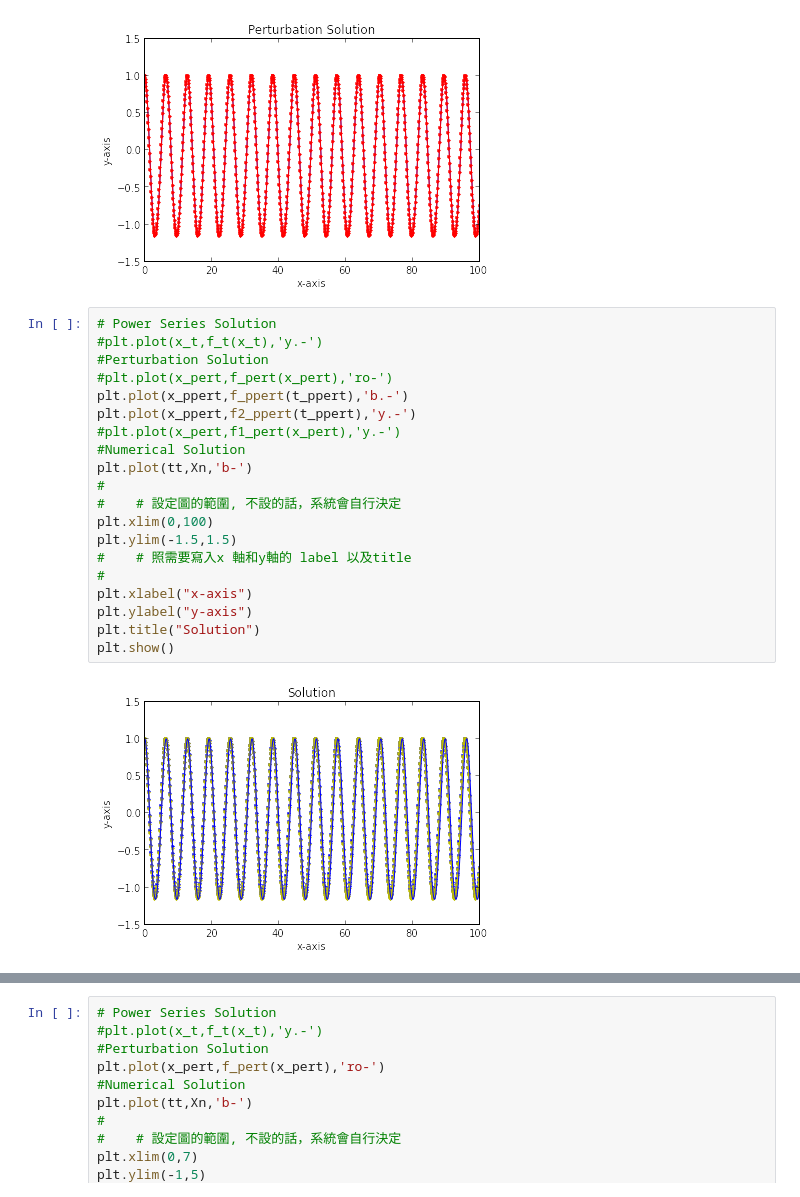
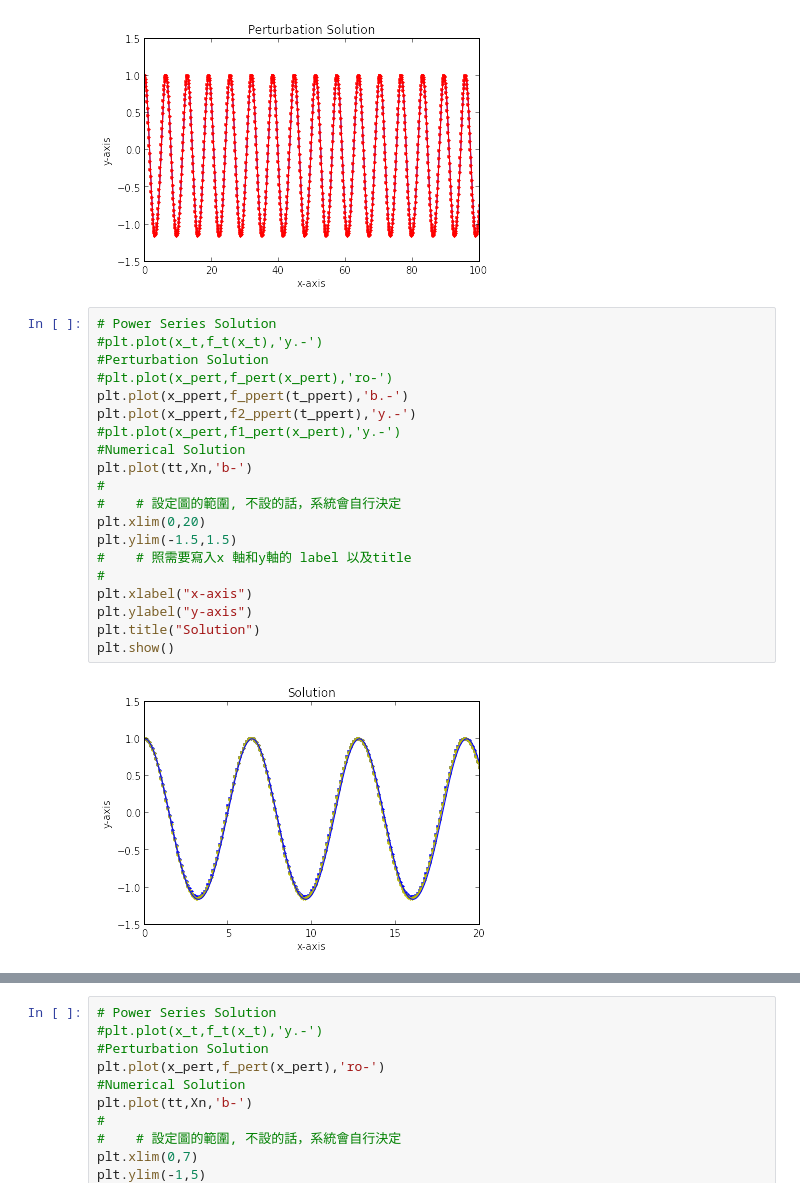
Before and after one commit to woonchin/MyPythonNote, a Jupyter notebook: mysingular.ipynb, the cells around one changed output, grey strips where cells are left out. Saved outputs shown, nothing was run; the diff lists cells and outputs as text.

```diff
--- a/mysingular.ipynb
+++ b/mysingular.ipynb
@@ -379,25 +379,25 @@ plt.show()
 # %%
 # Power Series Solution
 #plt.plot(x_t,f_t(x_t),'y.-')
 #Perturbation Solution
 #plt.plot(x_pert,f_pert(x_pert),'ro-')
 plt.plot(x_ppert,f_ppert(t_ppert),'b.-')
 plt.plot(x_ppert,f2_ppert(t_ppert),'y.-')
 #plt.plot(x_pert,f1_pert(x_pert),'y.-')
 #Numerical Solution
 plt.plot(tt,Xn,'b-')
 #
 #    # 設定圖的範圍, 不設的話，系統會自行決定
-plt.xlim(0,100)
+plt.xlim(0,20)
 plt.ylim(-1.5,1.5)
 #    # 照需要寫入x 軸和y軸的 label 以及title
 #
 plt.xlabel("x-axis")
 plt.ylabel("y-axis")
 plt.title("Solution")
 plt.show()
 # %% [output]
-[figure, old version]
+[figure, new version]
 # %%
 print dsolve(veqp2n,v2(t))
 # %% [output]
```
Also changed, not shown: parts of 1 cell of this notebook, 1 other file.
